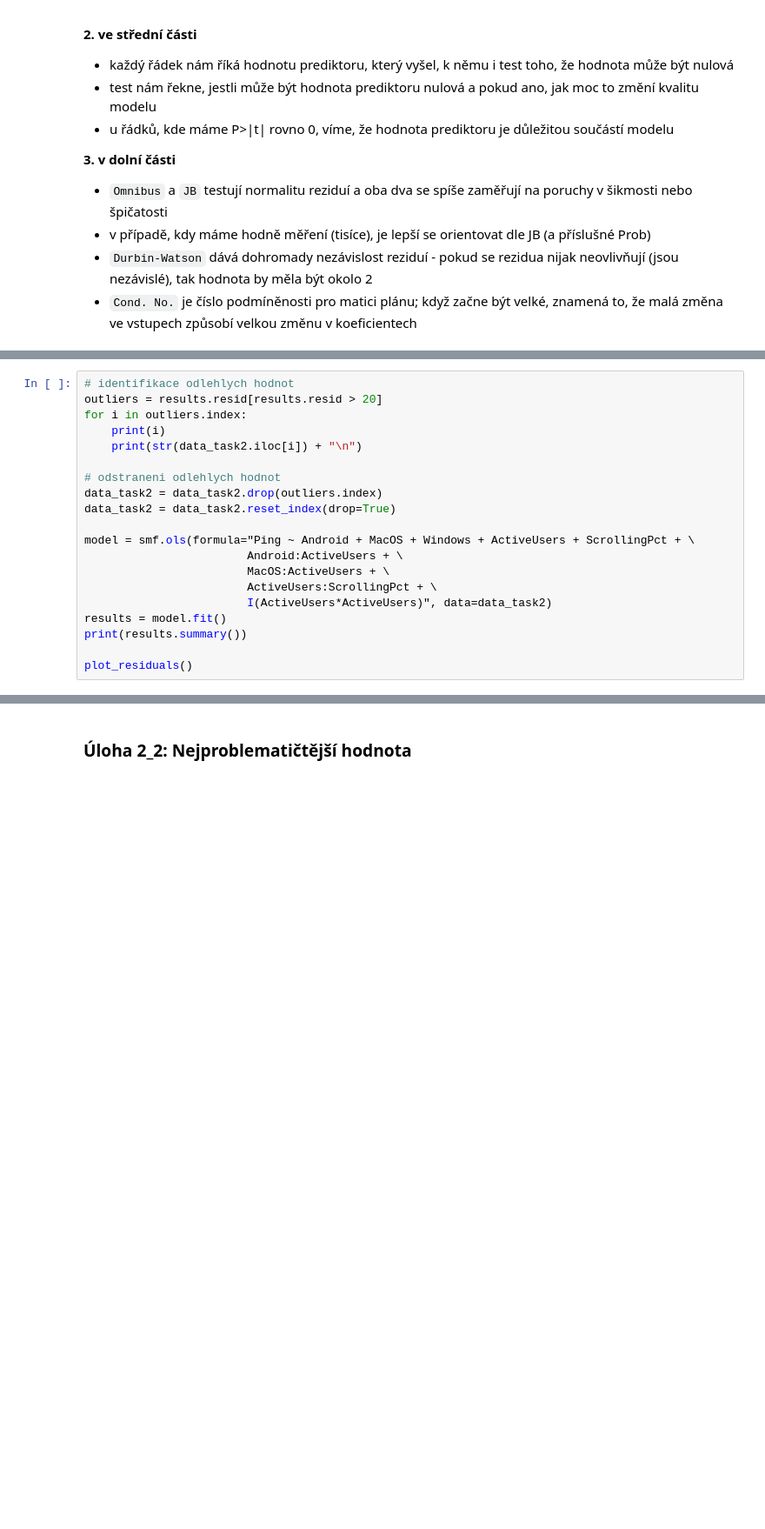
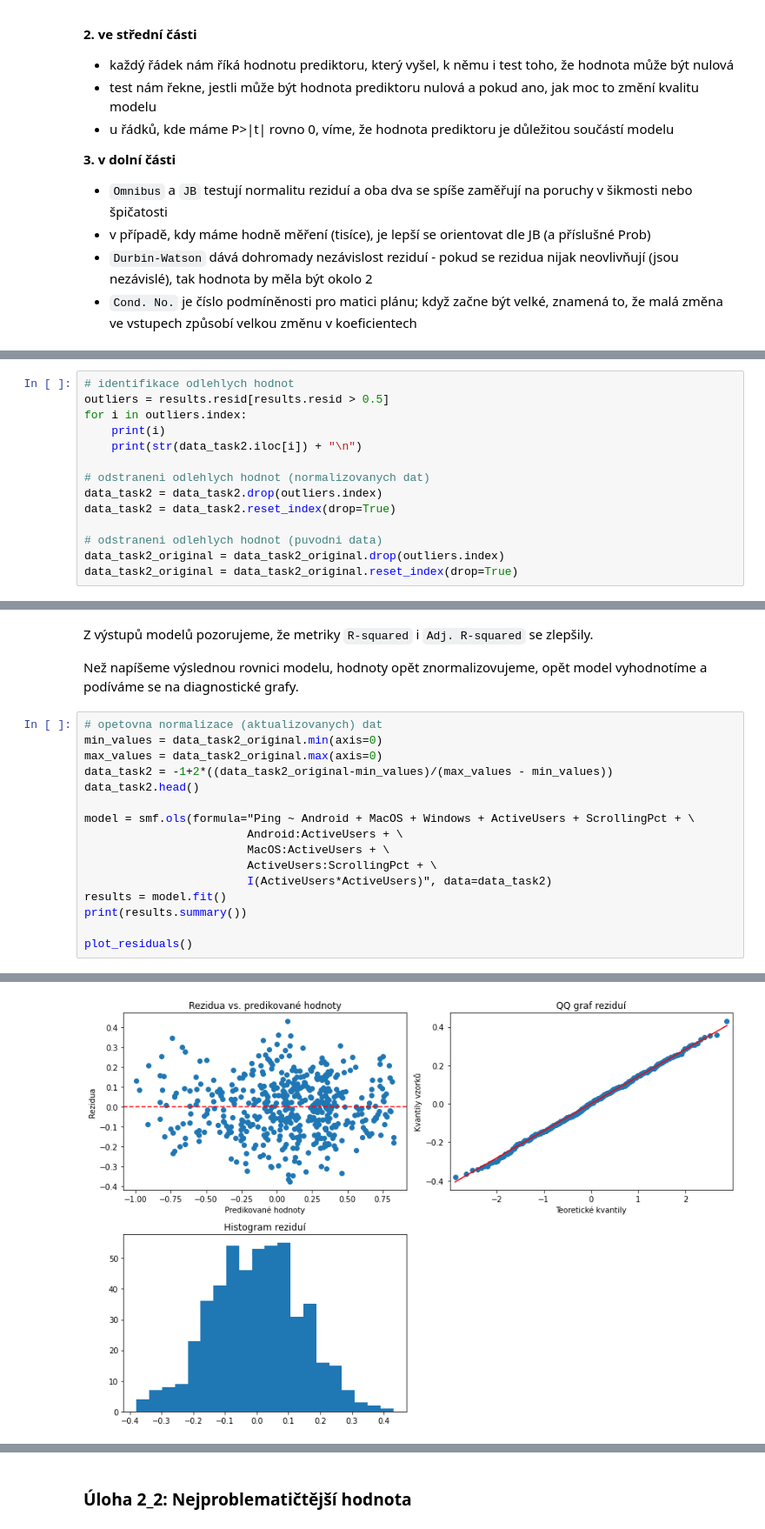
Before and after one commit to Filda99/FIT-MSP, a Jupyter notebook: Proj2/msp_proj2.ipynb, the cells around one changed output, grey strips where cells are left out. Shown at 87% size. Drawn from its saved outputs; the diff is of its cells as text; blank space fills up the shorter version.

```diff
--- a/Proj2/msp_proj2.ipynb
+++ b/Proj2/msp_proj2.ipynb
@@ -697,22 +770,16 @@ Pokud bychom chtěli používat i sofistikovanější metody pro odhalení odleh
 # %%
 # identifikace odlehlych hodnot
-outliers = results.resid[results.resid > 20]
+outliers = results.resid[results.resid > 0.5]
 for i in outliers.index:
     print(i)
     print(str(data_task2.iloc[i]) + "\n")
 
-# odstraneni odlehlych hodnot
+# odstraneni odlehlych hodnot (normalizovanych dat)
 data_task2 = data_task2.drop(outliers.index)
 data_task2 = data_task2.reset_index(drop=True)
 
-model = smf.ols(formula="Ping ~ Android + MacOS + Windows + ActiveUsers + ScrollingPct + \
-                        Android:ActiveUsers + \
-                        MacOS:ActiveUsers + \
-                        ActiveUsers:ScrollingPct + \
-                        I(ActiveUsers*ActiveUsers)", data=data_task2)
-results = model.fit()
-print(results.summary())
-
-plot_residuals()
+# odstraneni odlehlych hodnot (puvodni data)
+data_task2_original = data_task2_original.drop(outliers.index)
+data_task2_original = data_task2_original.reset_index(drop=True)
 # %% [output]
 255
@@ -787,0 +832,21 @@ $
+# %% [markdown]
+Z výstupů modelů pozorujeme, že metriky `R-squared` i `Adj. R-squared` se zlepšily.
+
+Než napíšeme výslednou rovnici modelu, hodnoty opět znormalizovujeme, opět model vyhodnotíme a podíváme se na diagnostické grafy.
+# %%
+# opetovna normalizace (aktualizovanych) dat
+min_values = data_task2_original.min(axis=0)
+max_values = data_task2_original.max(axis=0)
+data_task2 = -1+2*((data_task2_original-min_values)/(max_values - min_values))
+data_task2.head()
+
+model = smf.ols(formula="Ping ~ Android + MacOS + Windows + ActiveUsers + ScrollingPct + \
+                        Android:ActiveUsers + \
+                        MacOS:ActiveUsers + \
+                        ActiveUsers:ScrollingPct + \
+                        I(ActiveUsers*ActiveUsers)", data=data_task2)
+results = model.fit()
+print(results.summary())
+
+plot_residuals()
+# %% [output]
@@ -787,0 +870 @@ $
+[figure, added]
```
Also changed, not shown: parts of 50 cells of this notebook.
